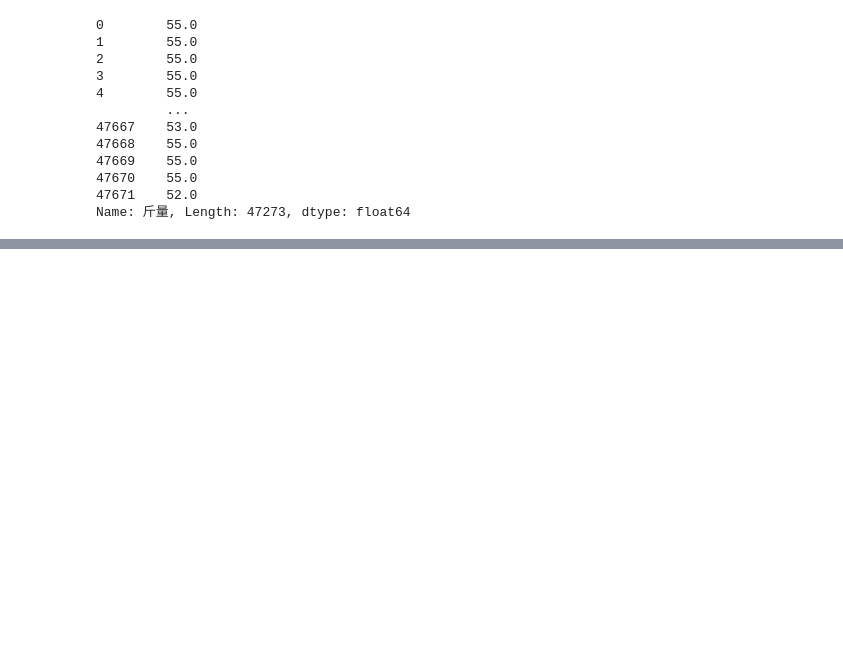
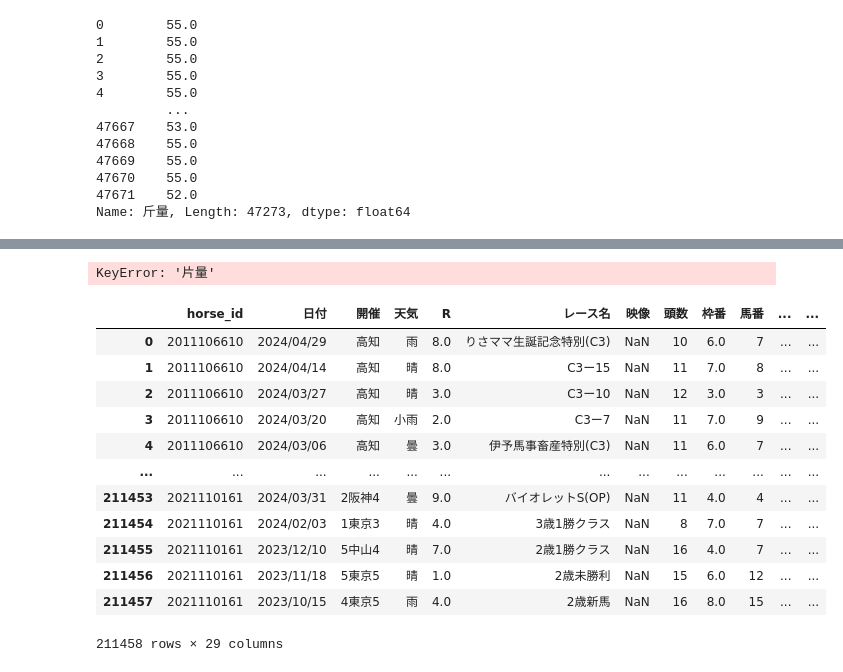
Before and after one commit to Go-Morishita/keiba, a Jupyter notebook: v3_0_0/src/dev.ipynb, the cells around one changed output, grey strips where cells are left out. Drawn from its saved outputs; the diff is of its cells as text; code cells hidden in the pictures; blank space fills up the shorter version.

```diff
--- a/v3_0_0/src/dev.ipynb
+++ b/v3_0_0/src/dev.ipynb
@@ -173,0 +255,21 @@ Name: 単勝, Length: 47672, dtype: float64
+# %%
+df["impost"] = df["片量"].astype(float)
+# %% [output]
+KeyError: '片量'
+# %%
+df = pd.read_csv(RAWDF_DIR / "horse_results.csv", sep="\t")
+df
+# %% [output]
+|  | horse_id | 日付 | 開催 | 天気 | R | レース名 | 映像 | 頭数 | 枠番 | 馬番 | ... | ... |
+| 0 | 2011106610 | 2024/04/29 | 高知 | 雨 | 8.0 | りさママ生誕記念特別(C3) | NaN | 10 | 6.0 | 7 | ... | ... |
+| 1 | 2011106610 | 2024/04/14 | 高知 | 晴 | 8.0 | C3ー15 | NaN | 11 | 7.0 | 8 | ... | ... |
+| 2 | 2011106610 | 2024/03/27 | 高知 | 晴 | 3.0 | C3ー10 | NaN | 12 | 3.0 | 3 | ... | ... |
+| 3 | 2011106610 | 2024/03/20 | 高知 | 小雨 | 2.0 | C3ー7 | NaN | 11 | 7.0 | 9 | ... | ... |
+| 4 | 2011106610 | 2024/03/06 | 高知 | 曇 | 3.0 | 伊予馬事畜産特別(C3) | NaN | 11 | 6.0 | 7 | ... | ... |
+| ... | ... | ... | ... | ... | ... | ... | ... | ... | ... | ... | ... | ... |
+| 211453 | 2021110161 | 2024/03/31 | 2阪神4 | 曇 | 9.0 | バイオレットS(OP) | NaN | 11 | 4.0 | 4 | ... | ... |
+| 211454 | 2021110161 | 2024/02/03 | 1東京3 | 晴 | 4.0 | 3歳1勝クラス | NaN | 8 | 7.0 | 7 | ... | ... |
+| 211455 | 2021110161 | 2023/12/10 | 5中山4 | 晴 | 7.0 | 2歳1勝クラス | NaN | 16 | 4.0 | 7 | ... | ... |
+| 211456 | 2021110161 | 2023/11/18 | 5東京5 | 晴 | 1.0 | 2歳未勝利 | NaN | 15 | 6.0 | 12 | ... | ... |
+| 211457 | 2021110161 | 2023/10/15 | 4東京5 | 雨 | 4.0 | 2歳新馬 | NaN | 16 | 8.0 | 15 | ... | ... |
+211458 rows × 29 columns
```
Also changed, not shown: parts of 16 cells of this notebook, 2 other files.
